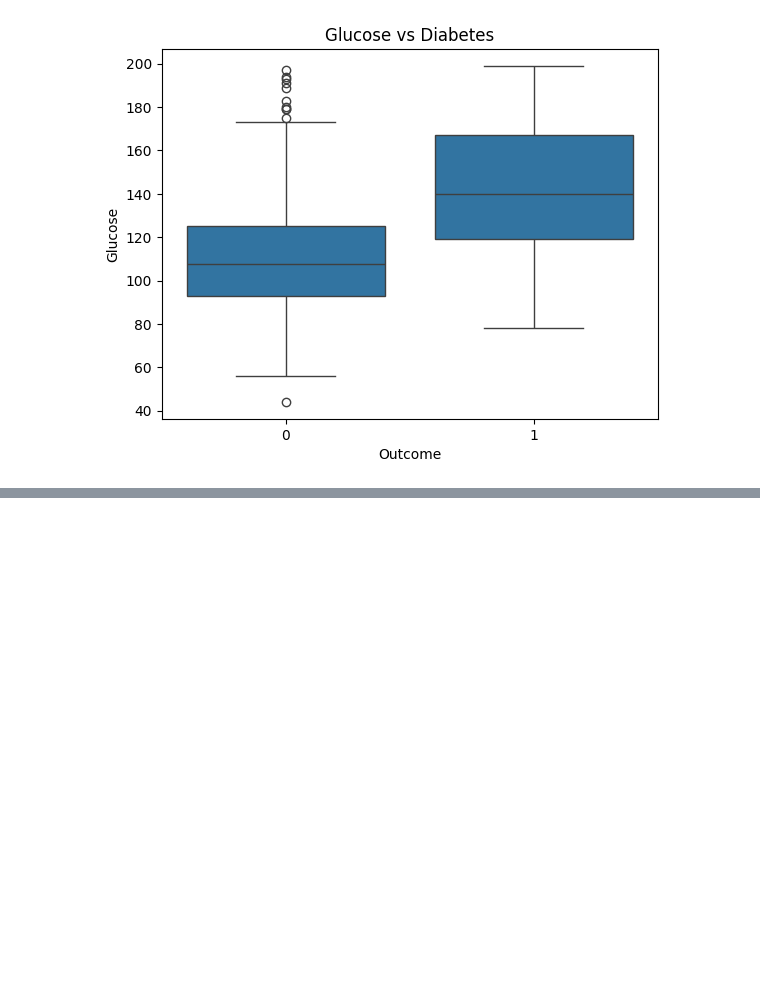
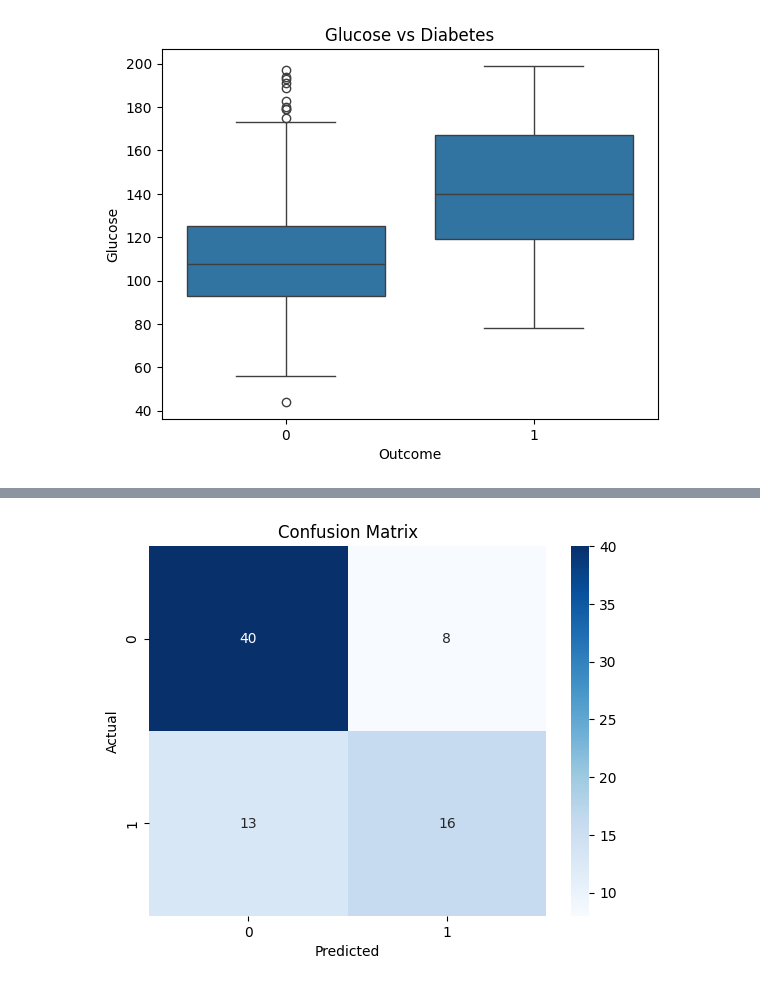
Before and after one commit to ssooraj004/AISC-SQ2024-Beginner-Project, a Jupyter notebook: Suranjana_AISCBP.ipynb, the cells around one changed output, grey strips where cells are left out. Cells and saved outputs as stored; diff of their text form; code cells hidden in the pictures; blank space fills up the shorter version.

```diff
--- a/Suranjana_AISCBP.ipynb
+++ b/Suranjana_AISCBP.ipynb
@@ -10,5 +6,5 @@ from sklearn.metrics import accuracy_score, confusion_matrix, classification_rep
 # %%
-db = pd.read_csv("diabetes(1).csv")
+db = pd.read_csv("/Users/puria22/AISC Project/diabetes(1).csv")
 db.head()
 # %% [output]
 |  | Pregnancies | Glucose | BloodPressure | SkinThickness | Insulin | BMI | DiabetesPedigreeFunction | Age | ... |
@@ -215,0 +180,17 @@ plt.show()
+# %%
+db_nn = db[['Outcome','BMI','DiabetesPedigreeFunction', 'Glucose', 'Age', 'BloodPressure' ]]
+# %%
+x = db_nn.drop('Outcome', axis = 1)
+y = db_nn['Outcome']
+xtrain, xtest, ytrain, ytest = train_test_split(x, y, test_size = 0.1, random_state = 1)
+# %%
+mlp = MLPClassifier(hidden_layer_sizes = (20, 10),
+                    learning_rate_init = 0.001,
+                    max_iter = 1000,
+                    activation = 'relu',
+                    solver = 'sgd',
+                    batch_size = 50,
+                    random_state = 1)
+
+mlp.fit(xtrain, ytrain)
+pred = mlp.predict(xtest)
@@ -215,0 +211,9 @@ plt.show()
+# %%
+cm = confusion_matrix(ytest, pred)
+sns.heatmap(cm, annot = True, fmt = "d", cmap = "Blues")
+plt.title('Confusion Matrix')
+plt.xlabel('Predicted')
+plt.ylabel('Actual')
+plt.show()
+# %% [output]
+[figure, added]
```
Also changed, not shown: parts of 17 cells of this notebook.
